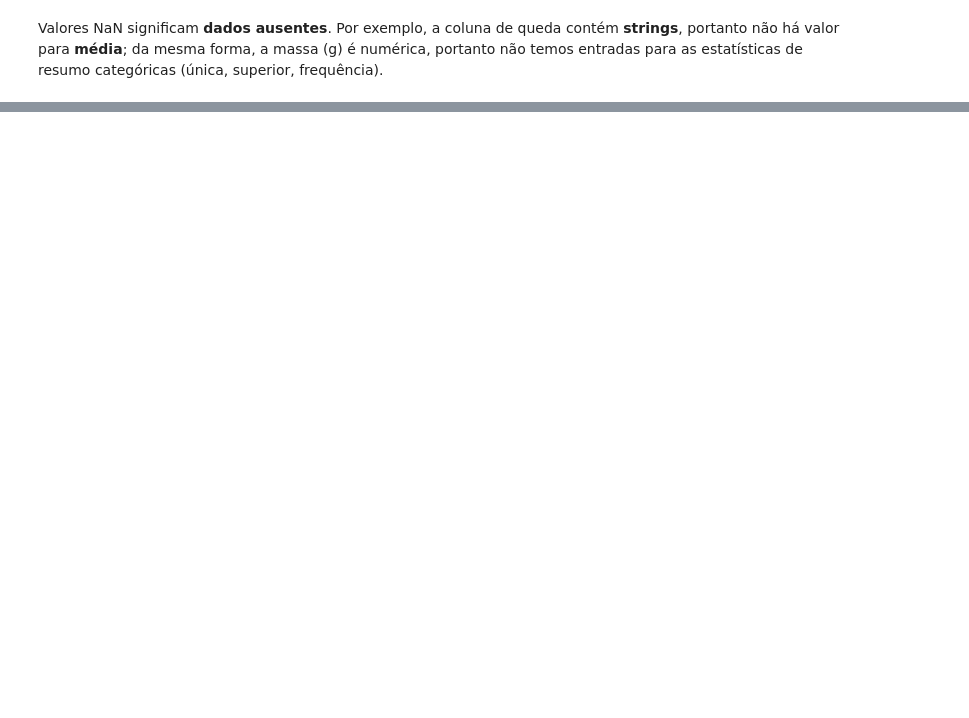
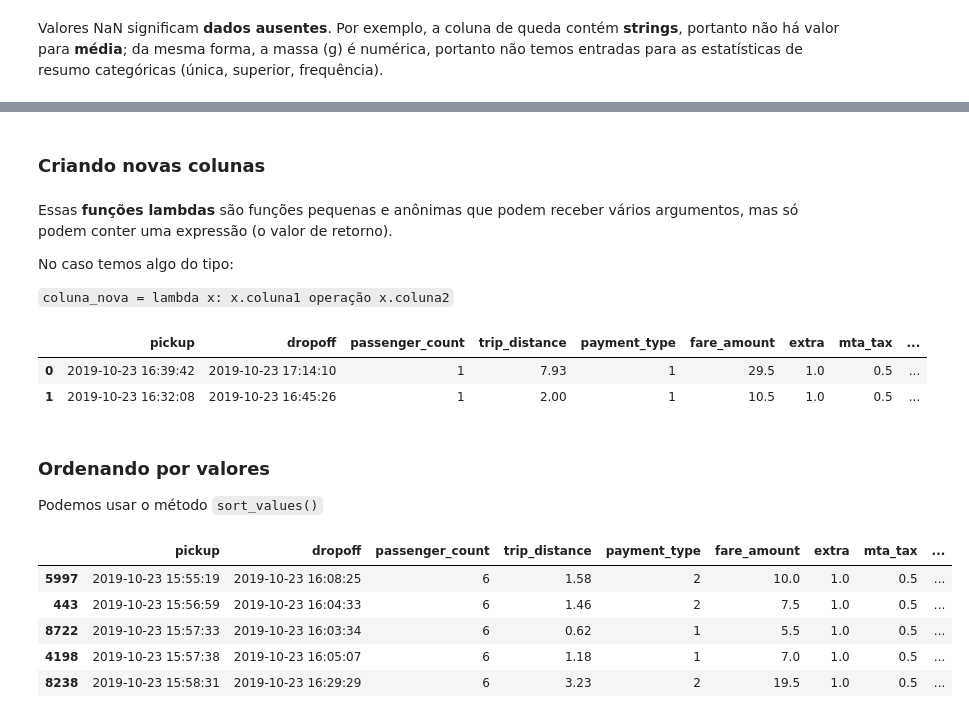
Before and after one commit to nicolas1707/pandas-workshop, a Jupyter notebook: notebooks/Anotações.ipynb, the cells around one changed output, grey strips where cells are left out. Cells and saved outputs as stored; diff of their text form; code cells hidden in the pictures; blank space fills up the shorter version.

```diff
--- a/notebooks/Anotações.ipynb
+++ b/notebooks/Anotações.ipynb
@@ -379,0 +406,3 @@ Valores NaN significam __dados ausentes__. Por exemplo, a coluna de queda conté
+# %%
+taxis = taxis.drop(columns=columns_to_drop)
+taxis.head()
@@ -379,0 +420,8 @@ Valores NaN significam __dados ausentes__. Por exemplo, a coluna de queda conté
+# %%
+taxis = taxis.rename(
+    columns={
+        'tpep_pickup_datetime': 'pickup',
+        'tpep_dropoff_datetime': 'dropoff'
+    }
+)
+taxis.columns
@@ -379,0 +454,4 @@ Valores NaN significam __dados ausentes__. Por exemplo, a coluna de queda conté
+# %%
+taxis[['pickup', 'dropoff']] = \
+    taxis[['pickup', 'dropoff']].apply(pd.to_datetime)
+taxis.dtypes
@@ -379,0 +473,36 @@ Valores NaN significam __dados ausentes__. Por exemplo, a coluna de queda conté
+# %% [markdown]
+### Criando novas colunas
+# %%
+taxis = taxis.assign(
+    elapsed_time=lambda x: x.dropoff - x.pickup, # 1
+    cost_before_tip=lambda x: x.total_amount - x.tip_amount,
+    tip_pct=lambda x: x.tip_amount / x.cost_before_tip, # 2
+    fees=lambda x: x.cost_before_tip - x.fare_amount, # 3
+    avg_speed=lambda x: x.trip_distance.div(
+        x.elapsed_time.dt.total_seconds() / 60 / 60
+    ) # 4
+)
+# %% [markdown]
+Essas __funções lambdas__ são funções pequenas e anônimas que podem receber vários argumentos, mas só podem conter uma expressão (o valor de retorno).
+
+No caso temos algo do tipo:
+
+`coluna_nova = lambda x: x.coluna1 operação x.coluna2`
+# %%
+taxis.head(2)
+# %% [output]
+|  | pickup | dropoff | passenger_count | trip_distance | payment_type | fare_amount | extra | mta_tax | ... |
+| 0 | 2019-10-23 16:39:42 | 2019-10-23 17:14:10 | 1 | 7.93 | 1 | 29.5 | 1.0 | 0.5 | ... |
+| 1 | 2019-10-23 16:32:08 | 2019-10-23 16:45:26 | 1 | 2.00 | 1 | 10.5 | 1.0 | 0.5 | ... |
+# %% [markdown]
+### Ordenando por valores
+Podemos usar o método `sort_values()`
+# %%
+taxis.sort_values(['passenger_count', 'pickup'], ascending=[False, True]).head()
+# %% [output]
+|  | pickup | dropoff | passenger_count | trip_distance | payment_type | fare_amount | extra | mta_tax | ... |
+| 5997 | 2019-10-23 15:55:19 | 2019-10-23 16:08:25 | 6 | 1.58 | 2 | 10.0 | 1.0 | 0.5 | ... |
+| 443 | 2019-10-23 15:56:59 | 2019-10-23 16:04:33 | 6 | 1.46 | 2 | 7.5 | 1.0 | 0.5 | ... |
+| 8722 | 2019-10-23 15:57:33 | 2019-10-23 16:03:34 | 6 | 0.62 | 1 | 5.5 | 1.0 | 0.5 | ... |
+| 4198 | 2019-10-23 15:57:38 | 2019-10-23 16:05:07 | 6 | 1.18 | 1 | 7.0 | 1.0 | 0.5 | ... |
+| 8238 | 2019-10-23 15:58:31 | 2019-10-23 16:29:29 | 6 | 3.23 | 2 | 19.5 | 1.0 | 0.5 | ... |
```
Also changed, not shown: parts of 30 cells of this notebook.
